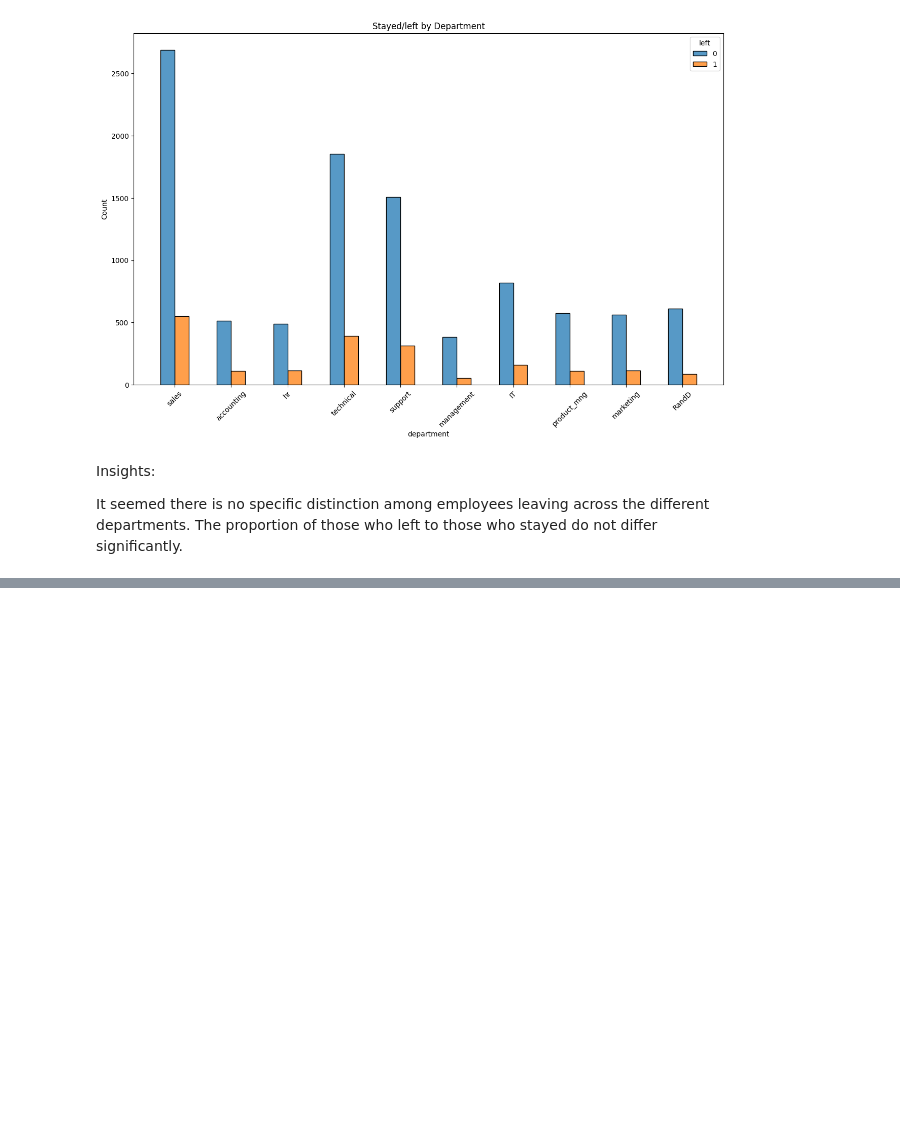
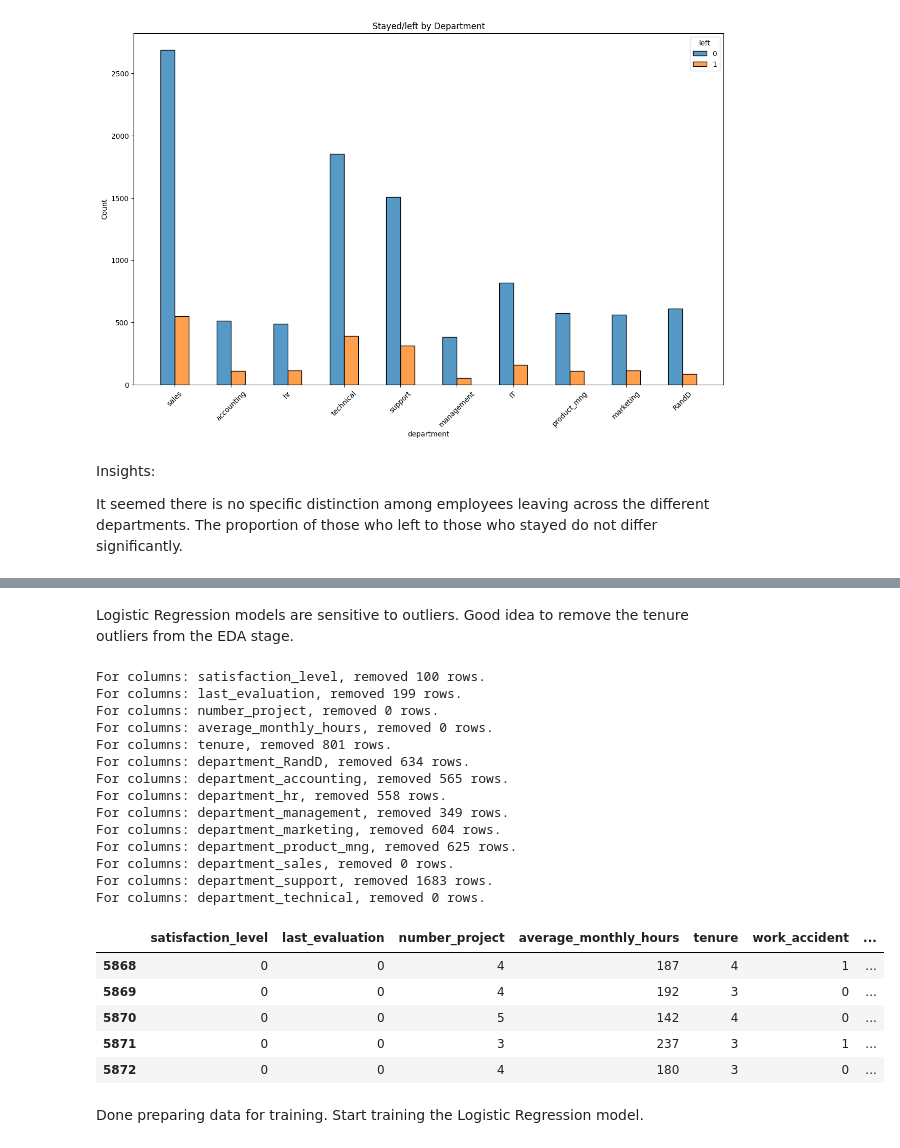
Before and after one commit to airrehn/HR-Analytics-Analysis, a Jupyter notebook: Project.ipynb, the cells around one changed output, grey strips where cells are left out. Saved outputs shown, nothing was run; the diff lists cells and outputs as text; code cells hidden in the pictures; blank space fills up the shorter version.

```diff
--- a/Project.ipynb
+++ b/Project.ipynb
@@ -337,0 +371,45 @@ It seemed there is no specific distinction among employees leaving across the di
+# %% [markdown]
+Logistic Regression models are sensitive to outliers. Good idea to remove the tenure outliers from the EDA stage.
+# %%
+def remove_outliers(df) -> pd.DataFrame:
+    numeric_columns = df.select_dtypes(include='number').drop(['work_accident', 'left', 'promotion_last_5years', 'salary'], axis = 1).columns
+    for col in numeric_columns:
+        org_len = len(df)
+        Q1 = df[col].quantile(0.25)
+        Q3 = df[col].quantile(0.75)
+        IQR = Q3-Q1
+
+        lowerlimit = Q1  - 1.5 * IQR
+        upperlimit = Q3  + 1.5 * IQR
+
+        df = df[(df[col] <= upperlimit) & (df[col] >= lowerlimit)]
+        final_len = len(df)
+
+        print(f'For columns: {col}, removed {org_len-final_len} rows.')
+    return df
+
+df3 = remove_outliers(df2).reset_index(drop= True)
+df3.tail()
+# %% [output]
+For columns: satisfaction_level, removed 100 rows.
+For columns: last_evaluation, removed 199 rows.
+For columns: number_project, removed 0 rows.
+For columns: average_monthly_hours, removed 0 rows.
+For columns: tenure, removed 801 rows.
+For columns: department_RandD, removed 634 rows.
+For columns: department_accounting, removed 565 rows.
+For columns: department_hr, removed 558 rows.
+For columns: department_management, removed 349 rows.
+For columns: department_marketing, removed 604 rows.
+For columns: department_product_mng, removed 625 rows.
+For columns: department_sales, removed 0 rows.
+For columns: department_support, removed 1683 rows.
+For columns: department_technical, removed 0 rows.
+|  | satisfaction_level | last_evaluation | number_project | average_monthly_hours | tenure | work_accident | ... |
+| 5868 | 0 | 0 | 4 | 187 | 4 | 1 | ... |
+| 5869 | 0 | 0 | 4 | 192 | 3 | 0 | ... |
+| 5870 | 0 | 0 | 5 | 142 | 4 | 0 | ... |
+| 5871 | 0 | 0 | 3 | 237 | 3 | 1 | ... |
+| 5872 | 0 | 0 | 4 | 180 | 3 | 0 | ... |
+# %% [markdown]
+Done preparing data for training. Start training the Logistic Regression model.
```
Also changed, not shown: parts of 17 cells of this notebook.
